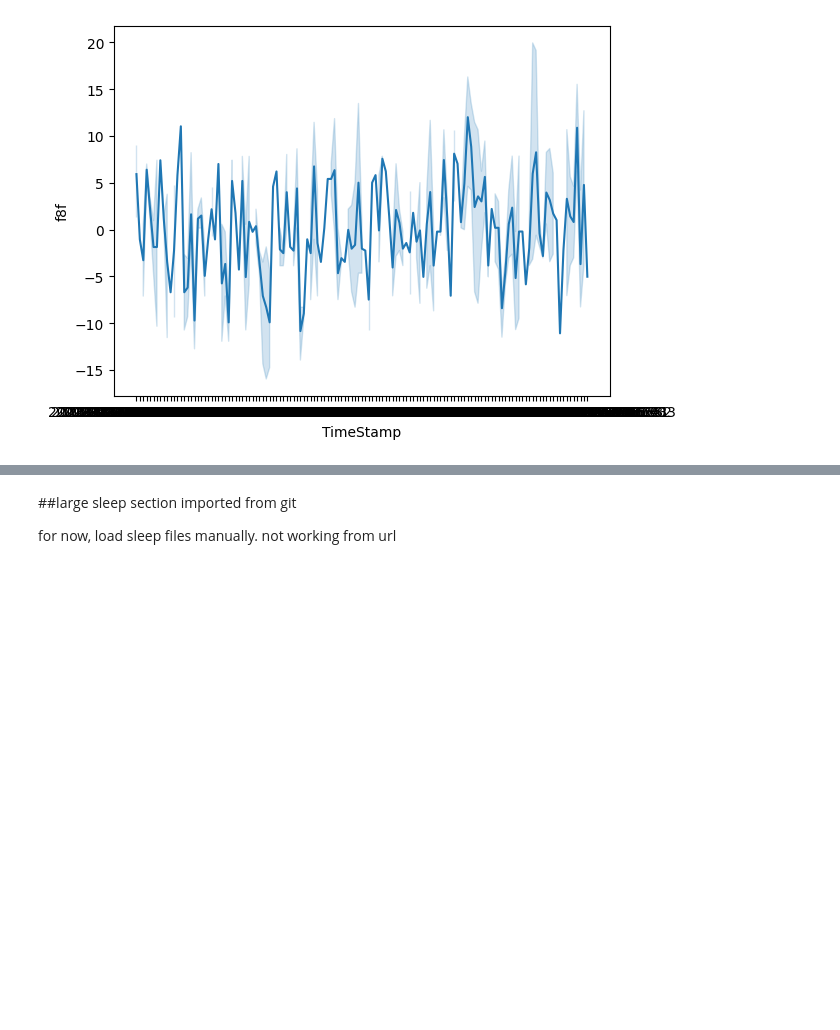
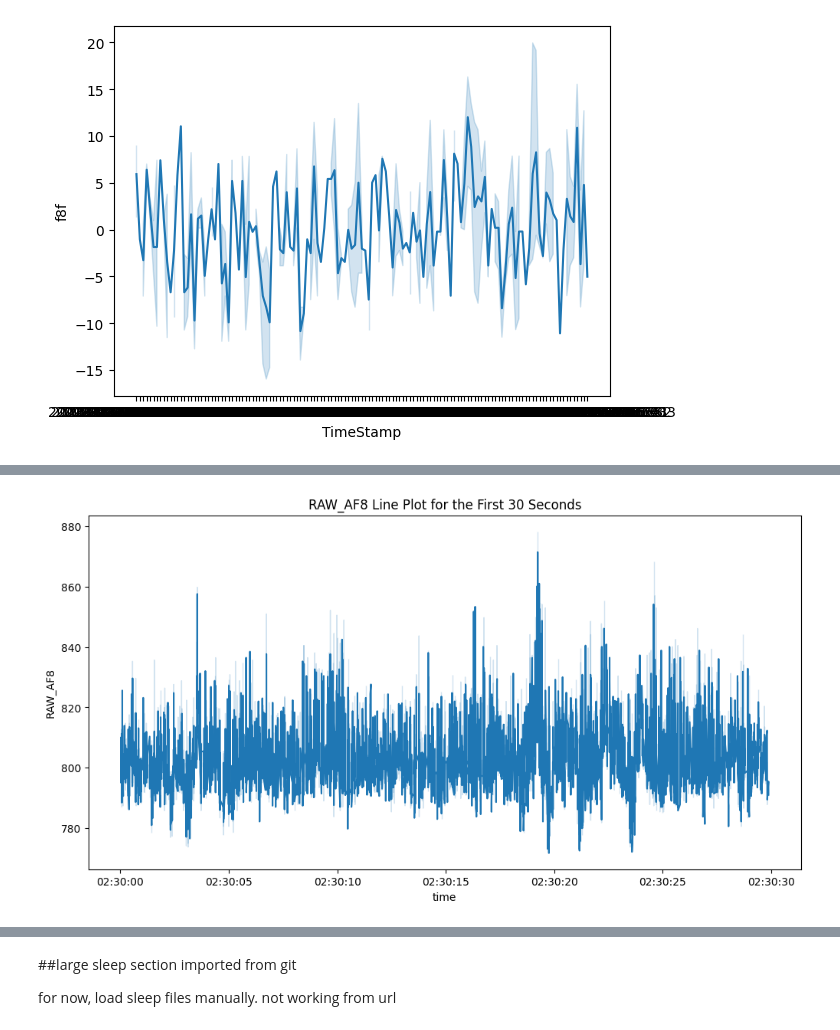
Before and after one commit to travelmail26/projectsleep, a Jupyter notebook: Muse_Processing.ipynb, the cells around one changed output, grey strips where cells are left out. Cells and saved outputs as stored; diff of their text form; code cells hidden in the pictures; blank space fills up the shorter version.

```diff
--- a/Muse_Processing.ipynb
+++ b/Muse_Processing.ipynb
@@ -260,10 +261,11 @@ urlsleep = 'https://www.dropbox.com/s/hu50afgorep21c6/mindMonitor_2023-04-03--01
 #dfraw = pd.read_csv('/content/mindMonitor_2023-02-23--08-01-50_eyesopen_eyesclose_mantrameditation_eyesopen_eyesclosed.csv')
 #dfraw = pd.read_csv('/content/mindMonitor_2023-02-23--08-01-50_eyesopen_eyesclose_mantrameditation_eyesopen_eyesclosed.csv')
 #urlsleep58 = 'https://www.dropbox.com/s/9r516639sms98sj/mindMonitor_2023-05-07--23-31-37_5188390995226691787_sleep.csv?dl=1'
-dfraw = pd.read_csv(urlmantrameditation)
+urlsleep614 = 'https://www.dropbox.com/s/s21a5x5z1riy8jt/mindMonitor_2023-06-14--01-27-28_2365017561881232972.csv?dl=1'
+#dfraw = pd.read_csv(urlmantrameditation)
 
 
-df = dfraw
+#df = dfraw
 # %%
 df.columns
 # %% [output]
@@ -796,0 +802,4 @@ Name: f8f, dtype: float64
+# %%
+dfraw = pd.read_csv(urlsleep614)
+
+df = dfraw
@@ -796,0 +813,21 @@ Name: f8f, dtype: float64
+# %%
+df['time'] = pd.to_datetime(df['TimeStamp'])
+# %%
+import matplotlib.pyplot as plt
+import seaborn as sns
+
+# Create new DataFrame with 'time' as the index
+dft = df.set_index('time')
+
+# Slice the DataFrame between 6:30 AM and 7:00 AM
+dft_sliced = dft.between_time('02:30', '03:00')
+
+dft_30s = dft_sliced.iloc[:7680].reset_index()
+
+
+plt.figure(figsize=(12,6))
+sns.lineplot(x='time', y='RAW_AF8', data=dft_30s) #first 30 seconds
+plt.title('RAW_AF8 Line Plot for the First 30 Seconds')
+plt.show()
+# %% [output]
+[figure, added]
```
Also changed, not shown: parts of 7 cells of this notebook.
